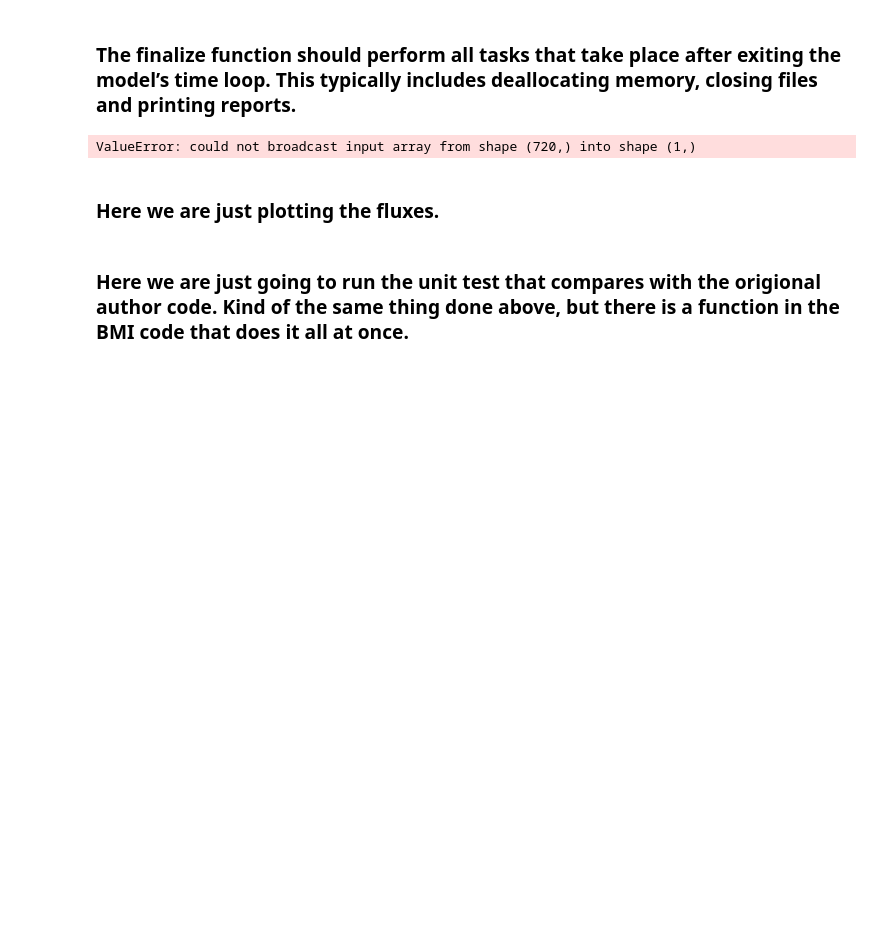
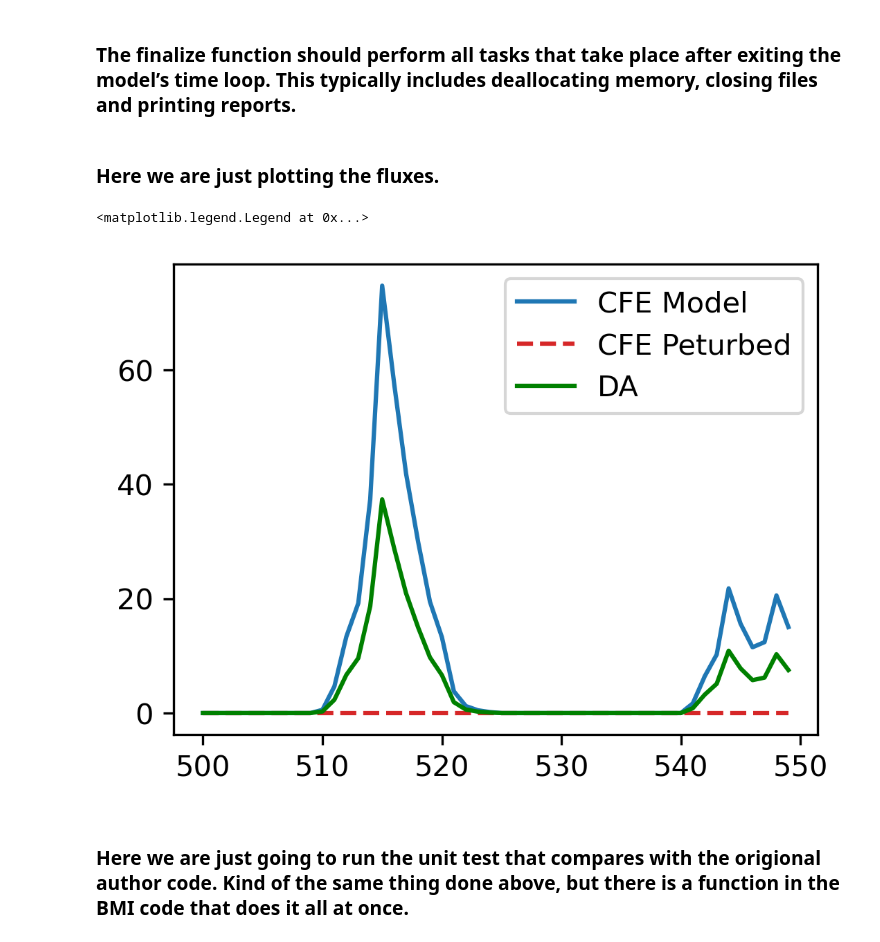
Before and after one commit to zbutler33/NextGen---The-Simulators-, a Jupyter notebook: Toy_Model/Toymodel_CFE.ipynb, the cells around one changed output. Saved outputs shown, nothing was run; the diff lists cells and outputs as text; code cells hidden in the pictures; blank space fills up the shorter version.

Commit message:
BMI for assimilation working

```diff
--- a/Toy_Model/Toymodel_CFE.ipynb
+++ b/Toy_Model/Toymodel_CFE.ipynb
@@ -186,27 +175,5 @@ out_i2 = out_peturb[35]
 # %% [markdown]
 ### The finalize function should perform all tasks that take place after exiting the model’s time loop. This typically includes deallocating memory, closing files and printing reports.
-# %%
-#Set output var names to assimilation tecnique
-
-cfe_assimilation.set_value('sim', out)
-cfe_assimilation.set_value('obs', out_peturb)
-
-
-#cfe_assimilation.set_value('sim', out_array)
-#cfe_assimilation.set_value('obs', out2_array)
-
-# Update the assimilation
-
-cfe_assimilation.update_until(3600)
-
-# put assimilation  output into matrix
-
-output = np.zeros(1)
-DA_output = cfe_assimilation.get_value('assimilation', output)
-
-print(DA_output)
-# %% [output]
-ValueError: could not broadcast input array from shape (720,) into shape (1,)
 # %%
 cfe_instance.finalize(print_mass_balance=False)
 cfe_instance_peturb.finalize(print_mass_balance=False)
@@ -214,19 +181,26 @@ cfe_instance_peturb.finalize(print_mass_balance=False)
 # %% [markdown]
 ### Here we are just plotting the fluxes.
 # %%
-istart_plot=400
+istart_plot=500
 iend_plot=550
 x = list(range(istart_plot, iend_plot))
 #for output in cfe_outputs:
 #    plt.plot(x, cfe_output_lists[output][istart_plot:iend_plot], label=output)
 #    plt.title(output)
 #    plt.legend()
 #    plt.show()
 #    plt.close()
 
 fig = plt.figure(figsize = (4,3), dpi=300)
-plt.plot(x, cfe_output_lists['land_surface_water__runoff_volume_flux'][istart_plot:iend_plot], color = 'tab:blue')
-plt.plot(x, cfe_output_lists_peturb['land_surface_water__runoff_volume_flux'][istart_plot:iend_plot], color = 'tab:red', linestyle='dashed')
+#plt.plot(x, outflow['land_surface_water__runoff_volume_flux'][istart_plot:iend_plot], color = 'tab:blue')
 #plt.plot(x, cfe_output_lists_peturb['land_surface_water__runoff_volume_flux'][istart_plot:iend_plot], color = 'tab:red', linestyle='dashed')
+
+plt.plot(x, sim[istart_plot:iend_plot], color = 'tab:blue', label = 'CFE Model')
+plt.plot(x, obs[istart_plot:iend_plot], color = 'tab:red', linestyle='dashed', label = 'CFE Peturbed')
+plt.plot(x, assimilation[istart_plot:iend_plot], color = 'green', label = 'DA')
+plt.legend()
+# %% [output]
+<matplotlib.legend.Legend at 0x...>
+[figure, added]
 # %% [markdown]
 ### Here we are just going to run the unit test that compares with the origional author code. Kind of the same thing done above, but there is a function in the BMI code that does it all at once.
```
Also changed, not shown: parts of 2 cells of this notebook, 2 other files.
